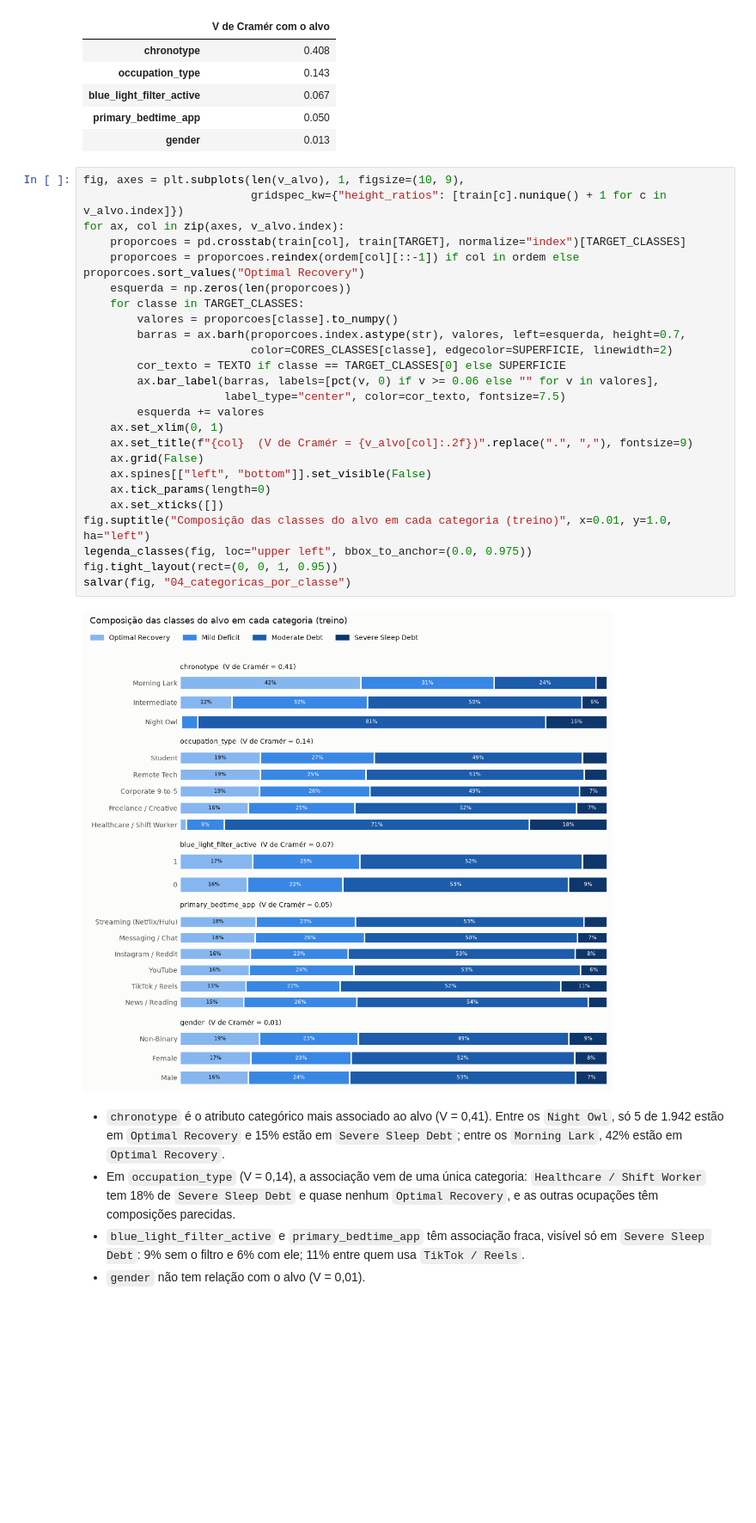
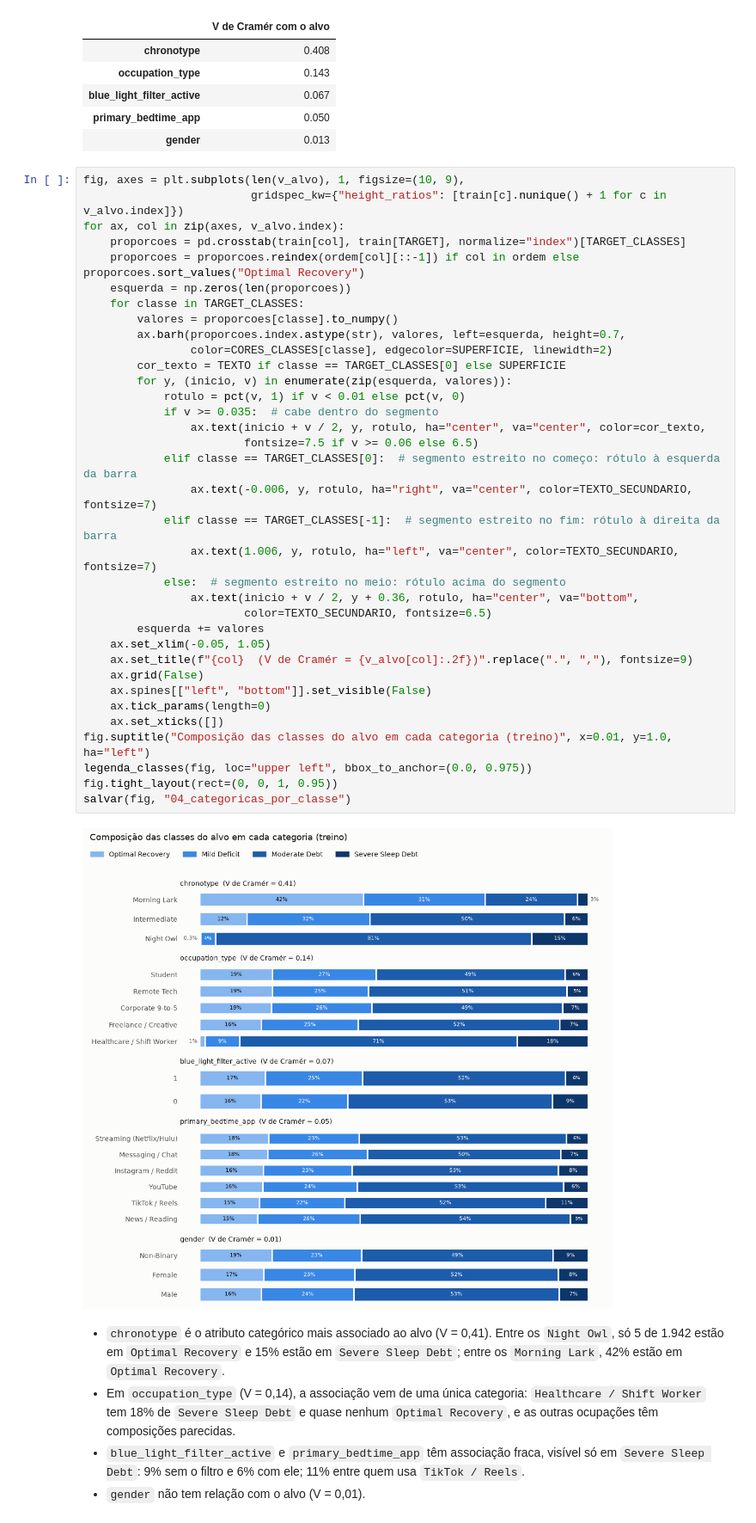
Before and after one commit to diogovcastro/scroll-antes-de-dormir, a Jupyter notebook: notebooks/04_eda.ipynb, the cells around one changed output. Shown at 86% size. Saved outputs shown, nothing was run; the diff lists cells and outputs as text; blank space fills up the shorter version.

Commit message:
fix: mostra todas as porcentagens no gráfico de classes por categoria da EDA

```diff
--- a/notebooks/04_eda.ipynb
+++ b/notebooks/04_eda.ipynb
@@ -387,30 +387,40 @@ v_alvo.round(3).to_frame("V de Cramér com o alvo")
 # %%
 fig, axes = plt.subplots(len(v_alvo), 1, figsize=(10, 9),
                          gridspec_kw={"height_ratios": [train[c].nunique() + 1 for c in v_alvo.index]})
 for ax, col in zip(axes, v_alvo.index):
     proporcoes = pd.crosstab(train[col], train[TARGET], normalize="index")[TARGET_CLASSES]
     proporcoes = proporcoes.reindex(ordem[col][::-1]) if col in ordem else proporcoes.sort_values("Optimal Recovery")
     esquerda = np.zeros(len(proporcoes))
     for classe in TARGET_CLASSES:
         valores = proporcoes[classe].to_numpy()
-        barras = ax.barh(proporcoes.index.astype(str), valores, left=esquerda, height=0.7,
-                         color=CORES_CLASSES[classe], edgecolor=SUPERFICIE, linewidth=2)
+        ax.barh(proporcoes.index.astype(str), valores, left=esquerda, height=0.7,
+                color=CORES_CLASSES[classe], edgecolor=SUPERFICIE, linewidth=2)
         cor_texto = TEXTO if classe == TARGET_CLASSES[0] else SUPERFICIE
-        ax.bar_label(barras, labels=[pct(v, 0) if v >= 0.06 else "" for v in valores],
-                     label_type="center", color=cor_texto, fontsize=7.5)
+        for y, (inicio, v) in enumerate(zip(esquerda, valores)):
+            rotulo = pct(v, 1) if v < 0.01 else pct(v, 0)
+            if v >= 0.035:  # cabe dentro do segmento
+                ax.text(inicio + v / 2, y, rotulo, ha="center", va="center", color=cor_texto,
+                        fontsize=7.5 if v >= 0.06 else 6.5)
+            elif classe == TARGET_CLASSES[0]:  # segmento estreito no começo: rótulo à esquerda da barra
+                ax.text(-0.006, y, rotulo, ha="right", va="center", color=TEXTO_SECUNDARIO, fontsize=7)
+            elif classe == TARGET_CLASSES[-1]:  # segmento estreito no fim: rótulo à direita da barra
+                ax.text(1.006, y, rotulo, ha="left", va="center", color=TEXTO_SECUNDARIO, fontsize=7)
+            else:  # segmento estreito no meio: rótulo acima do segmento
+                ax.text(inicio + v / 2, y + 0.36, rotulo, ha="center", va="bottom",
+                        color=TEXTO_SECUNDARIO, fontsize=6.5)
         esquerda += valores
-    ax.set_xlim(0, 1)
+    ax.set_xlim(-0.05, 1.05)
     ax.set_title(f"{col}  (V de Cramér = {v_alvo[col]:.2f})".replace(".", ","), fontsize=9)
     ax.grid(False)
     ax.spines[["left", "bottom"]].set_visible(False)
     ax.tick_params(length=0)
     ax.set_xticks([])
 fig.suptitle("Composição das classes do alvo em cada categoria (treino)", x=0.01, y=1.0, ha="left")
 legenda_classes(fig, loc="upper left", bbox_to_anchor=(0.0, 0.975))
 fig.tight_layout(rect=(0, 0, 1, 0.95))
 salvar(fig, "04_categoricas_por_classe")
 # %% [output]
-[figure, old version]
+[figure, new version]
 # %% [markdown]
 - `chronotype` é o atributo categórico mais associado ao alvo (V = 0,41). Entre os `Night Owl`, só 5 de 1.942 estão em `Optimal Recovery` e 15% estão em `Severe Sleep Debt`; entre os `Morning Lark`, 42% estão em `Optimal Recovery`.
 - Em `occupation_type` (V = 0,14), a associação vem de uma única categoria: `Healthcare / Shift Worker` tem 18% de `Severe Sleep Debt` e quase nenhum `Optimal Recovery`, e as outras ocupações têm composições parecidas.
```
Also changed, not shown: 1 other file.
